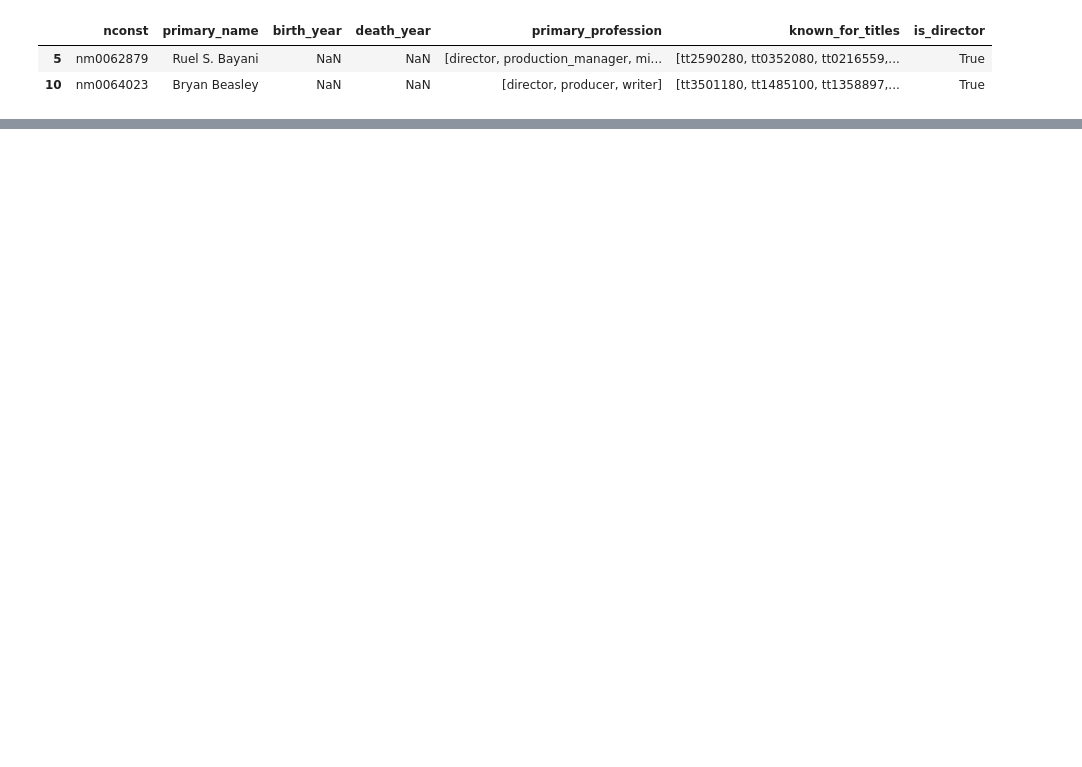
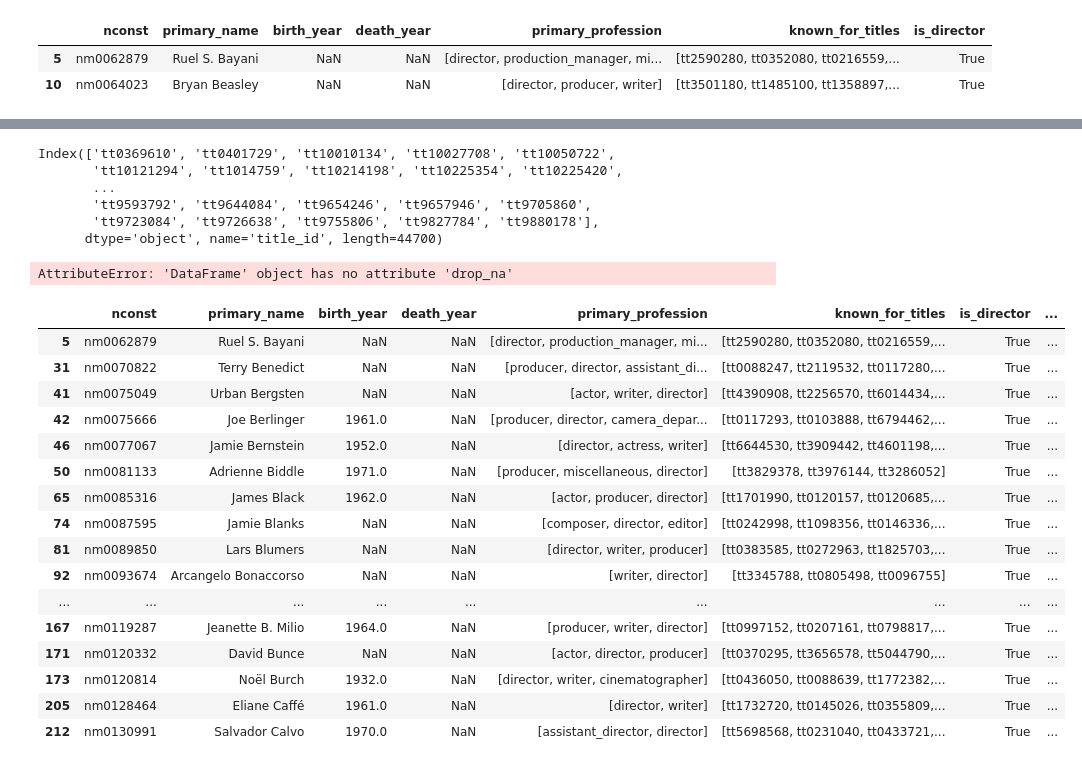
Before and after one commit to camdeman/MMA, a Jupyter notebook: Untitled.ipynb, the cells around one changed output, grey strips where cells are left out. Cells and saved outputs as stored; diff of their text form; code cells hidden in the pictures; blank space fills up the shorter version.

Commit message:
cleaned data and prep for web scrape

```diff
--- a/Untitled.ipynb
+++ b/Untitled.ipynb
@@ -108,0 +215,55 @@ directors_title_first
+# %%
+film_akas = film_akas.set_index('title_id')
+# %%
+film_akas_valid = film_akas.index
+print(film_akas_valid)
+# %% [output]
+Index(['tt0369610', 'tt0401729', 'tt10010134', 'tt10027708', 'tt10050722',
+       'tt10121294', 'tt1014759', 'tt10214198', 'tt10225354', 'tt10225420',
+       ...
+       'tt9593792', 'tt9644084', 'tt9654246', 'tt9657946', 'tt9705860',
+       'tt9723084', 'tt9726638', 'tt9755806', 'tt9827784', 'tt9880178'],
+      dtype='object', name='title_id', length=44700)
+# %%
+def get_name_1(in_list):
+    outlist = []
+    has_movie = False
+    if in_list ==0:
+        return np.NaN;
+    for i in in_list:
+        if i in film_akas_valid:
+            in_out = film_akas['title'][i];
+            has_movie = True
+        else:
+            in_out = i;
+        outlist.append(in_out)
+    if has_movie == True:
+        return outlist;
+    else:
+        return np.NaN
+
+directors['known_name'] = directors['known_for_titles'].apply(get_name_1)
+# %% [output]
+AttributeError: 'DataFrame' object has no attribute 'drop_na'
+# %%
+directors = directors.dropna(subset = ['known_name'])
+# %%
+directors.head(25)
+# %% [output]
+|  | nconst | primary_name | birth_year | death_year | primary_profession | known_for_titles | is_director | ... |
+| 5 | nm0062879 | Ruel S. Bayani | NaN | NaN | [director, production_manager, mi... | [tt2590280, tt0352080, tt0216559,... | True | ... |
+| 31 | nm0070822 | Terry Benedict | NaN | NaN | [producer, director, assistant_di... | [tt0088247, tt2119532, tt0117280,... | True | ... |
+| 41 | nm0075049 | Urban Bergsten | NaN | NaN | [actor, writer, director] | [tt4390908, tt2256570, tt6014434,... | True | ... |
+| 42 | nm0075666 | Joe Berlinger | 1961.0 | NaN | [producer, director, camera_depar... | [tt0117293, tt0103888, tt6794462,... | True | ... |
+| 46 | nm0077067 | Jamie Bernstein | 1952.0 | NaN | [director, actress, writer] | [tt6644530, tt3909442, tt4601198,... | True | ... |
+| 50 | nm0081133 | Adrienne Biddle | 1971.0 | NaN | [producer, miscellaneous, director] | [tt3829378, tt3976144, tt3286052] | True | ... |
+| 65 | nm0085316 | James Black | 1962.0 | NaN | [actor, producer, director] | [tt1701990, tt0120157, tt0120685,... | True | ... |
+| 74 | nm0087595 | Jamie Blanks | NaN | NaN | [composer, director, editor] | [tt0242998, tt1098356, tt0146336,... | True | ... |
+| 81 | nm0089850 | Lars Blumers | NaN | NaN | [director, writer, producer] | [tt0383585, tt0272963, tt1825703,... | True | ... |
+| 92 | nm0093674 | Arcangelo Bonaccorso | NaN | NaN | [writer, director] | [tt3345788, tt0805498, tt0096755] | True | ... |
+| ... | ... | ... | ... | ... | ... | ... | ... | ... |
+| 167 | nm0119287 | Jeanette B. Milio | 1964.0 | NaN | [producer, writer, director] | [tt0997152, tt0207161, tt0798817,... | True | ... |
+| 171 | nm0120332 | David Bunce | NaN | NaN | [actor, director, producer] | [tt0370295, tt3656578, tt5044790,... | True | ... |
+| 173 | nm0120814 | Noël Burch | 1932.0 | NaN | [director, writer, cinematographer] | [tt0436050, tt0088639, tt1772382,... | True | ... |
+| 205 | nm0128464 | Eliane Caffé | 1961.0 | NaN | [director, writer] | [tt1732720, tt0145026, tt0355809,... | True | ... |
+| 212 | nm0130991 | Salvador Calvo | 1970.0 | NaN | [assistant_director, director] | [tt5698568, tt0231040, tt0433721,... | True | ... |
```
Also changed, not shown: parts of 18 cells of this notebook.
